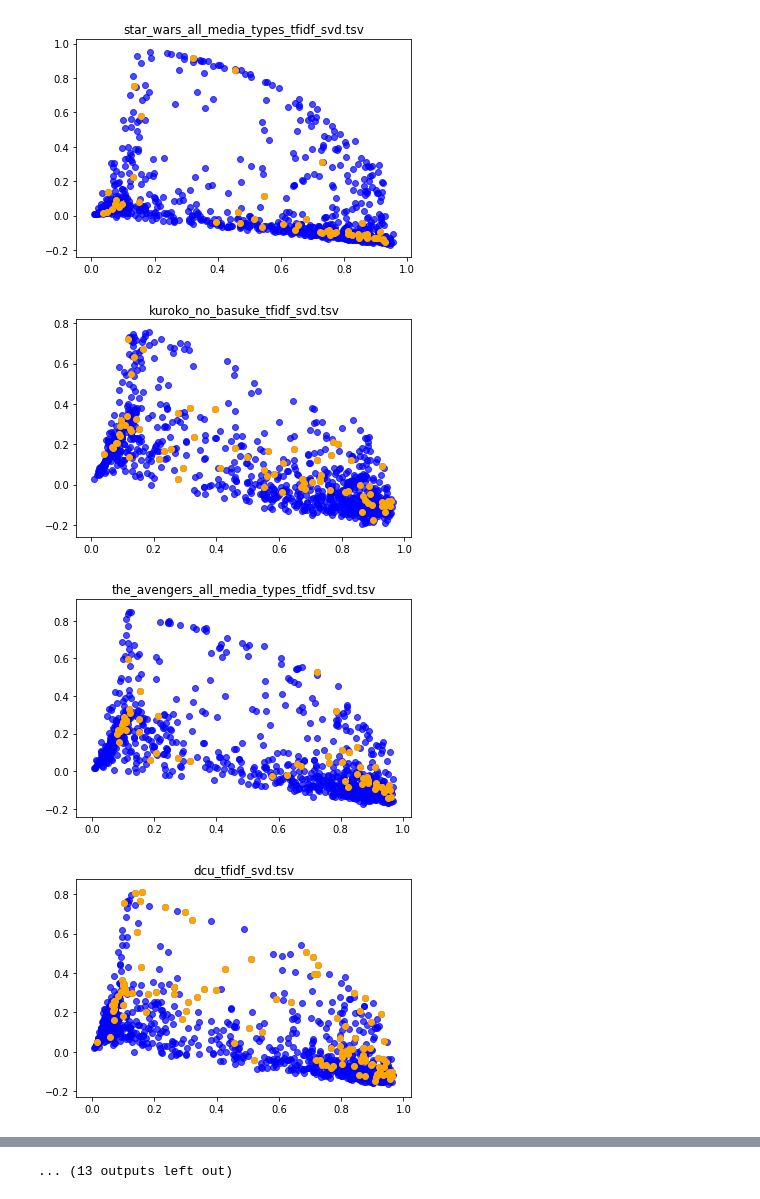
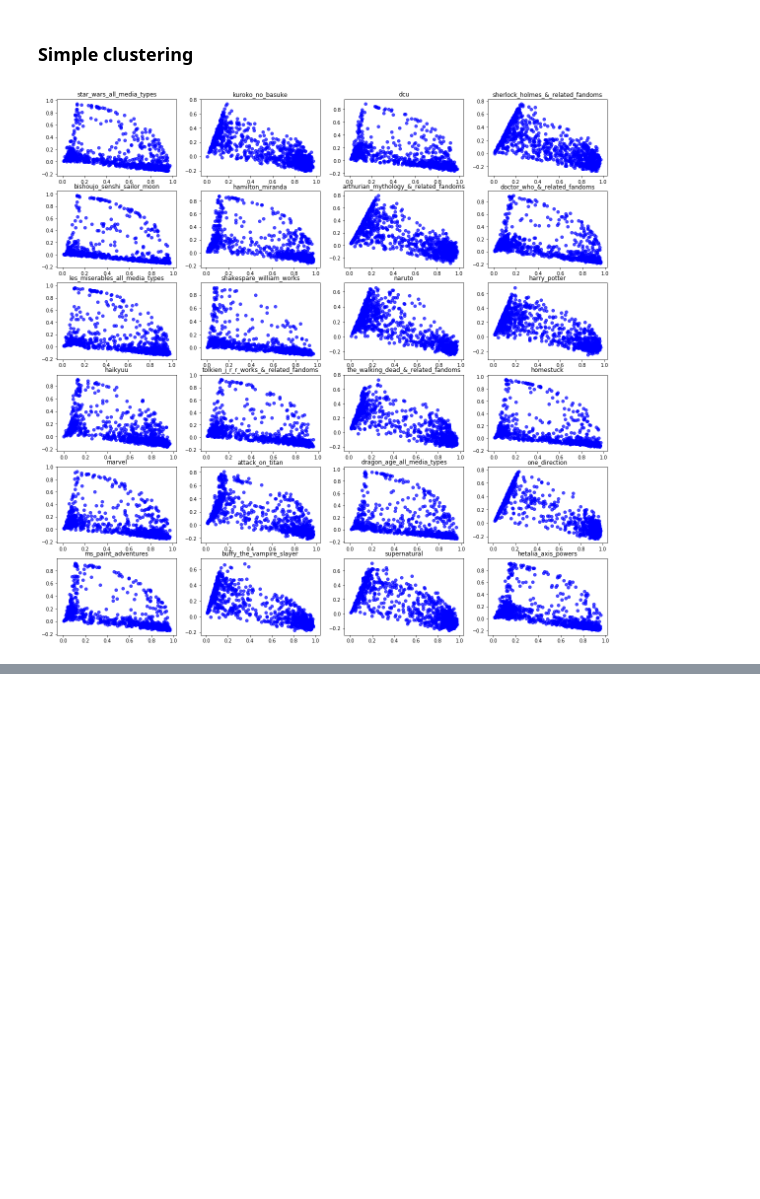
Before and after one commit to yzjing/ao3_old, a Jupyter notebook: exps/20180521_clustering/svd_analysis.ipynb, the cells around one changed output, grey strips where cells are left out. Drawn from its saved outputs; the diff is of its cells as text; code cells hidden in the pictures; blank space fills up the shorter version.

```diff
--- a/exps/20180521_clustering/svd_analysis.ipynb
+++ b/exps/20180521_clustering/svd_analysis.ipynb
@@ -29,22 +32,16 @@ fandom_list
  'buffy_the_vampire_slayer_tfidf_svd.tsv',
  'supernatural_tfidf_svd.tsv',
  'hetalia_axis_powers_tfidf_svd.tsv']
+# %% [markdown]
+### Simple clustering
 # %%
+plt.figure(figsize = (20,20))
 for i,fandom in enumerate(fandom_list):
+
     df = pd.read_csv(os.path.join(data_path,fandom), sep = '\t')
-    top1 = df['Relationship'].value_counts().index[0]
-    top2 = df['Relationship'].value_counts().index[1]
-
-    plt.figure()
-    df_t1 = df[df['Relationship'] == top1]
-    df_t2 = df[df['Relationship'] == top2]
-#     plt.scatter(df_t2['pc1'], df_t2['pc2'])
+    plt.subplot(6,4,i+1)
     plt.scatter(df['pc1'], df['pc2'],alpha=0.7,c='blue')
-    plt.scatter(df_t1['pc1'], df_t1['pc2'],c='orange')
-
-    plt.title(fandom)
+    plt.title(fandom.replace('_tfidf_svd.tsv', ''))
+    plt.savefig('svd_plot.pdf', type='pdf')
 # %% [output]
-[figure, old version]
+[figure, new version]
-[figure, removed]
-[figure, removed]
-[figure, removed]
@@ -59 +47,0 @@ for i,fandom in enumerate(fandom_list):
-... (13 outputs left out)
```
Also changed, not shown: parts of 19 cells of this notebook, 3 other files.
